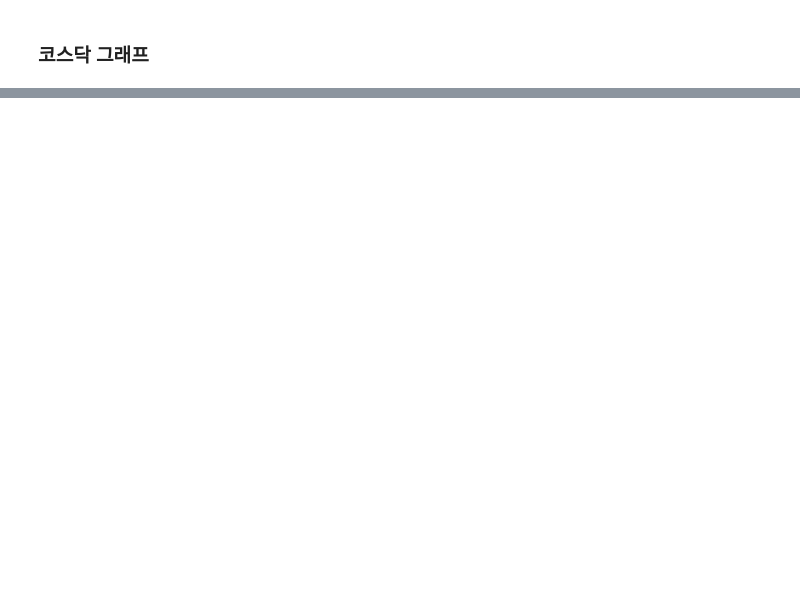
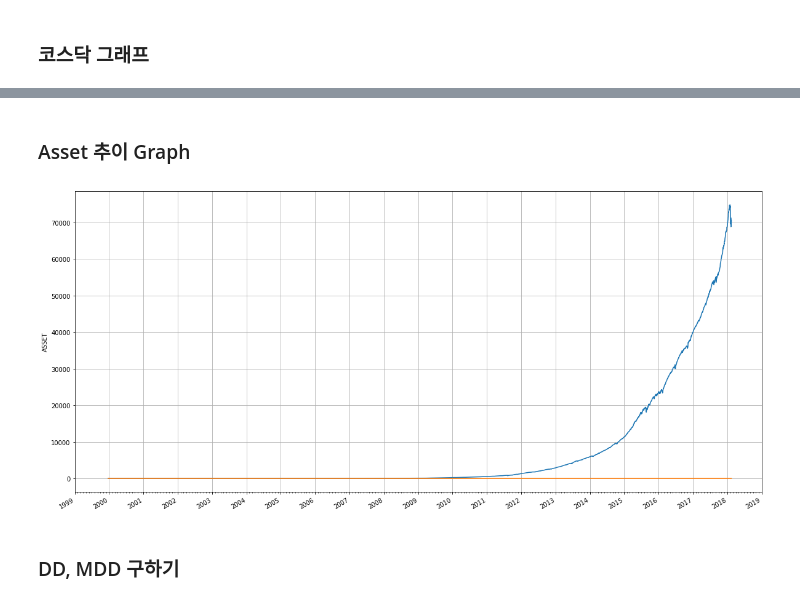
Before and after one commit to AveryCastle/quant-stock, a Jupyter notebook: backtest/Closing-Quotation-Opening-Quotation.ipynb, the cells around one changed output, grey strips where cells are left out. Drawn from its saved outputs; the diff is of its cells as text; code cells hidden in the pictures; blank space fills up the shorter version.

```diff
--- a/backtest/Closing-Quotation-Opening-Quotation.ipynb
+++ b/backtest/Closing-Quotation-Opening-Quotation.ipynb
@@ -79,0 +99,7 @@ transaction_cost = 0.01
+# %%
+# 위 4가지 label 추가하기
+kosdaq_train['close-open'] = 0.0
+kosdaq_train['tc_earning'] = 0.0
+kosdaq_train['asset'] = 1.0
+kosdaq_train['tc_asset'] = 1.0
+add_new_label(kosdaq_train, transaction_cost)
@@ -79,0 +124,36 @@ transaction_cost = 0.01
+# %% [markdown]
+### Asset 추이 Graph
+# %%
+figure, ax = plt.subplots(nrows=1, ncols=1)
+figure.set_size_inches(20, 10)
+ax.plot(kosdaq_train.date, kosdaq_train.asset)
+ax.plot(kosdaq_train.date, kosdaq_train.tc_asset)
+
+# format the ticks
+years = mdates.YearLocator()   # every year
+months = mdates.MonthLocator()  # every month
+yearsFmt = mdates.DateFormatter('%Y')
+
+ax.xaxis.set_major_locator(years)
+ax.xaxis.set_major_formatter(yearsFmt)
+ax.xaxis.set_minor_locator(months)
+
+# round to nearest years...
+datemin = np.datetime64(kosdaq_train.date[0], 'Y')
+datemax = np.datetime64(kosdaq_train.iloc[-1].date, 'Y') + np.timedelta64(1, 'Y')
+ax.set_xlim(datemin, datemax)
+
+ax.format_xdata = mdates.DateFormatter('%Y-%m-%d')
+ax.grid(True)
+
+# rotates and right aligns the x labels, and moves the bottom of the
+# axes up to make room for them
+figure.autofmt_xdate()
+
+plt.ylabel('ASSET')
+
+plt.show()
+# %% [output]
+[figure, added]
+# %% [markdown]
+### DD, MDD 구하기
```
Also changed, not shown: parts of 19 cells of this notebook.
